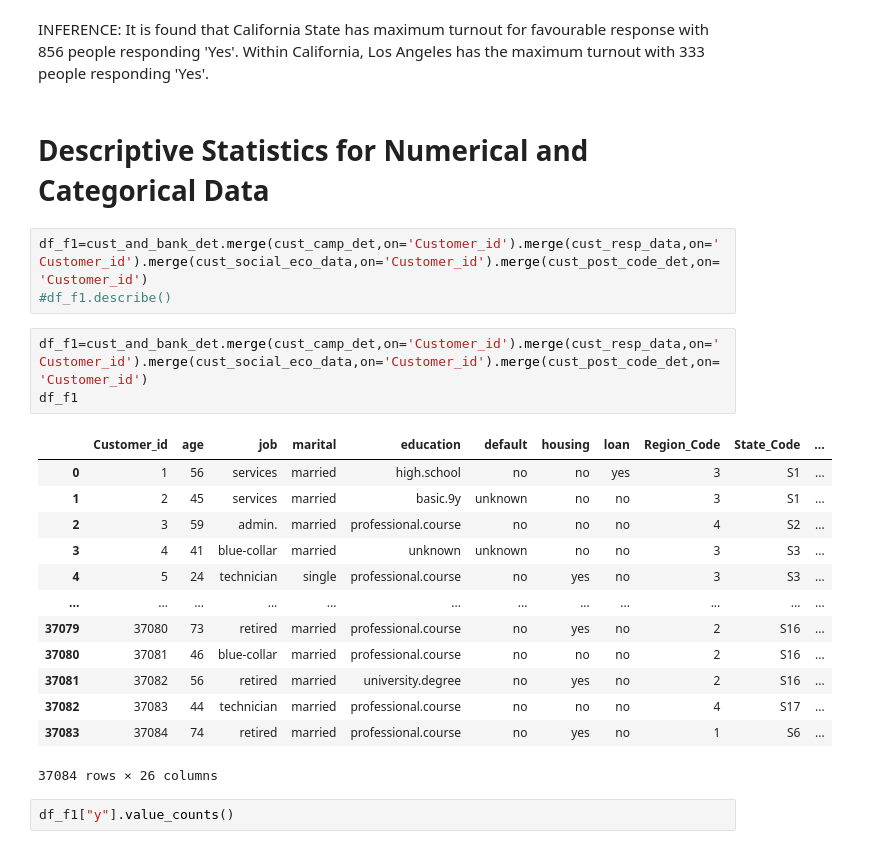
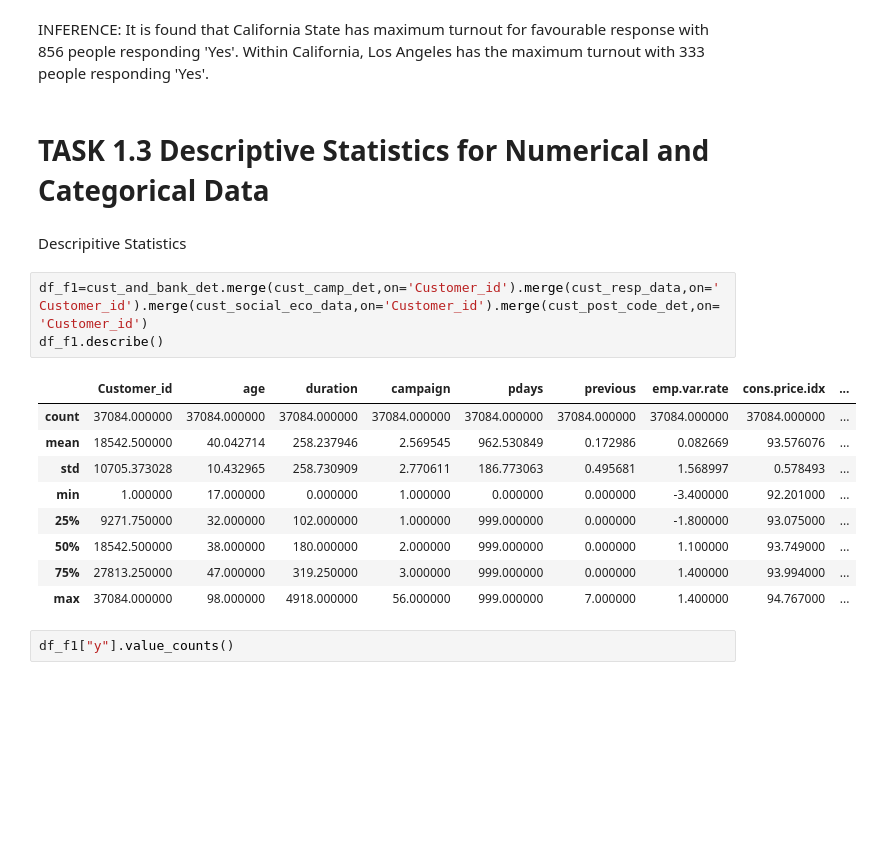
Before and after one commit to ilaav/b1CapstoneProject, a Jupyter notebook: CHECKPOINT1.ipynb, the cells around one changed output. Drawn from its saved outputs; the diff is of its cells as text; blank space fills up the shorter version.

```diff
--- a/CHECKPOINT1.ipynb
+++ b/CHECKPOINT1.ipynb
@@ -602,27 +498,22 @@ demographic[demographic["State_Name"]=='California'].groupby(['City_Name', 'y'])
 # %% [markdown]
 INFERENCE: It is found that California State has maximum turnout for favourable response with 856 people responding 'Yes'. Within California, Los Angeles has the maximum turnout with 333 people responding 'Yes'.
 # %% [markdown]
-# Descriptive Statistics for Numerical and Categorical Data
+# TASK 1.3 Descriptive Statistics for Numerical and Categorical Data
-# %%
-df_f1=cust_and_bank_det.merge(cust_camp_det,on='Customer_id').merge(cust_resp_data,on='Customer_id').merge(cust_social_eco_data,on='Customer_id').merge(cust_post_code_det,on='Customer_id')
-#df_f1.describe()
+# %% [markdown]
+Descripitive Statistics
 # %%
 df_f1=cust_and_bank_det.merge(cust_camp_det,on='Customer_id').merge(cust_resp_data,on='Customer_id').merge(cust_social_eco_data,on='Customer_id').merge(cust_post_code_det,on='Customer_id')
-df_f1
+df_f1.describe()
 # %% [output]
-|  | Customer_id | age | job | marital | education | default | housing | loan | Region_Code | State_Code | ... |
-| 0 | 1 | 56 | services | married | high.school | no | no | yes | 3 | S1 | ... |
-| 1 | 2 | 45 | services | married | basic.9y | unknown | no | no | 3 | S1 | ... |
-| 2 | 3 | 59 | admin. | married | professional.course | no | no | no | 4 | S2 | ... |
-| 3 | 4 | 41 | blue-collar | married | unknown | unknown | no | no | 3 | S3 | ... |
-| 4 | 5 | 24 | technician | single | professional.course | no | yes | no | 3 | S3 | ... |
-| ... | ... | ... | ... | ... | ... | ... | ... | ... | ... | ... | ... |
-| 37079 | 37080 | 73 | retired | married | professional.course | no | yes | no | 2 | S16 | ... |
-| 37080 | 37081 | 46 | blue-collar | married | professional.course | no | no | no | 2 | S16 | ... |
-| 37081 | 37082 | 56 | retired | married | university.degree | no | yes | no | 2 | S16 | ... |
-| 37082 | 37083 | 44 | technician | married | professional.course | no | no | no | 4 | S17 | ... |
-| 37083 | 37084 | 74 | retired | married | professional.course | no | yes | no | 1 | S6 | ... |
+|  | Customer_id | age | duration | campaign | pdays | previous | emp.var.rate | cons.price.idx | ... |
+| count | 37084.000000 | 37084.000000 | 37084.000000 | 37084.000000 | 37084.000000 | 37084.000000 | 37084.000000 | 37084.000000 | ... |
+| mean | 18542.500000 | 40.042714 | 258.237946 | 2.569545 | 962.530849 | 0.172986 | 0.082669 | 93.576076 | ... |
+| std | 10705.373028 | 10.432965 | 258.730909 | 2.770611 | 186.773063 | 0.495681 | 1.568997 | 0.578493 | ... |
+| min | 1.000000 | 17.000000 | 0.000000 | 1.000000 | 0.000000 | 0.000000 | -3.400000 | 92.201000 | ... |
+| 25% | 9271.750000 | 32.000000 | 102.000000 | 1.000000 | 999.000000 | 0.000000 | -1.800000 | 93.075000 | ... |
+| 50% | 18542.500000 | 38.000000 | 180.000000 | 2.000000 | 999.000000 | 0.000000 | 1.100000 | 93.749000 | ... |
+| 75% | 27813.250000 | 47.000000 | 319.250000 | 3.000000 | 999.000000 | 0.000000 | 1.400000 | 93.994000 | ... |
+| max | 37084.000000 | 98.000000 | 4918.000000 | 56.000000 | 999.000000 | 7.000000 | 1.400000 | 94.767000 | ... |
-37084 rows × 26 columns
 # %%
 df_f1["y"].value_counts()
 # %% [output]
```
Also changed, not shown: parts of 56 cells of this notebook.
